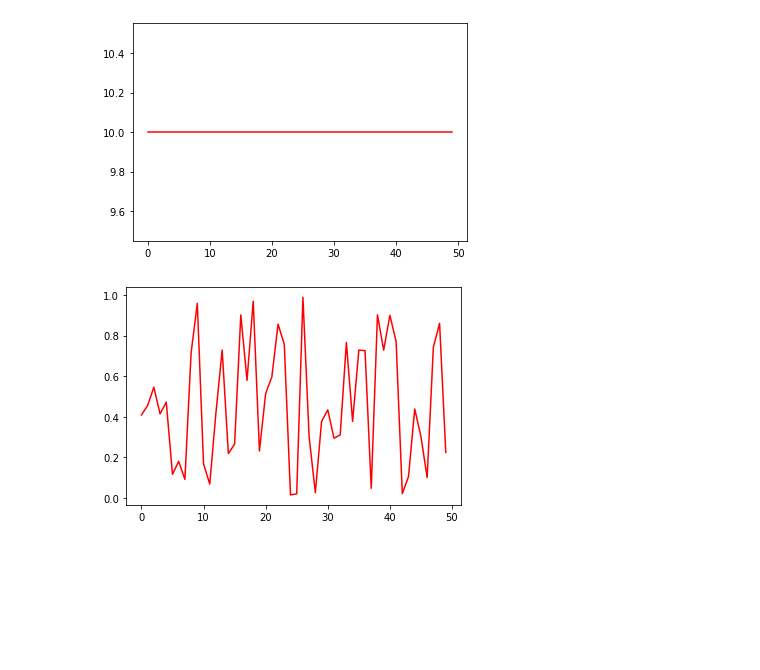
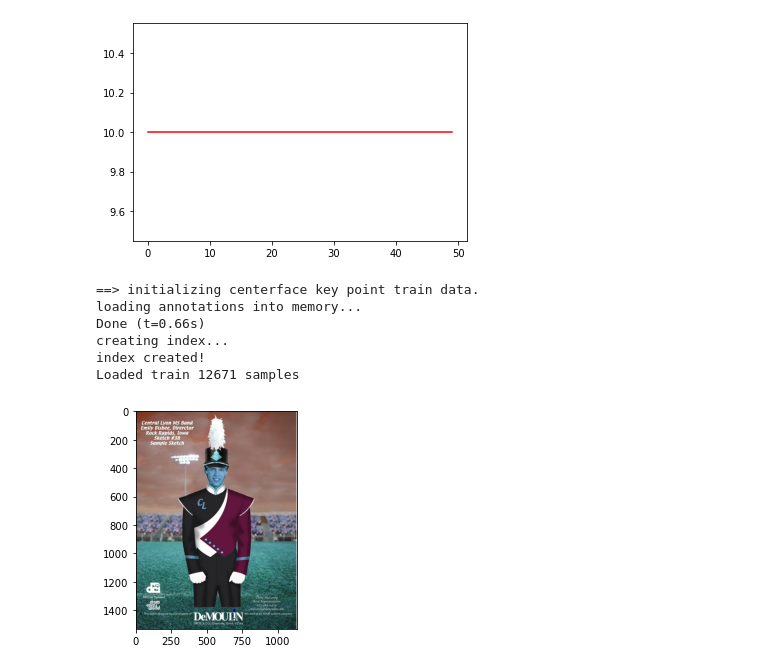
Before and after one commit to HaiNguyen2903/Face_Recognition_CenterNet, a Jupyter notebook: test_gaussian.ipynb, the cells around one changed output. Cells and saved outputs as stored; diff of their text form; code cells hidden in the pictures; blank space fills up the shorter version.

Commit message:
training

```diff
--- a/test_gaussian.ipynb
+++ b/test_gaussian.ipynb
@@ -303,9 +305,3 @@ plt.plot(ar, 'r')
 # %% [output]
 [<matplotlib.lines.Line2D at 0x...>]
 [figure]
-# %%
-ar = np.random.rand(50, 1)
-plt.plot(ar, 'r')
-plt.show()
-# %% [output]
-[figure, removed]
@@ -313,0 +308,16 @@ ar
+# %%
+from data.wider_face import *
+
+widerface = WiderFaceDataset(split='train')
+# %% [output]
+==> initializing centerface key point train data.
+loading annotations into memory...
+Done (t=0.66s)
+creating index...
+index created!
+Loaded train 12671 samples
+# %%
+index = 0
+ret = widerface.__getitem__(index)
+# %% [output]
+[figure, added]
```
Also changed, not shown: parts of 3 cells of this notebook, 37 other files.
